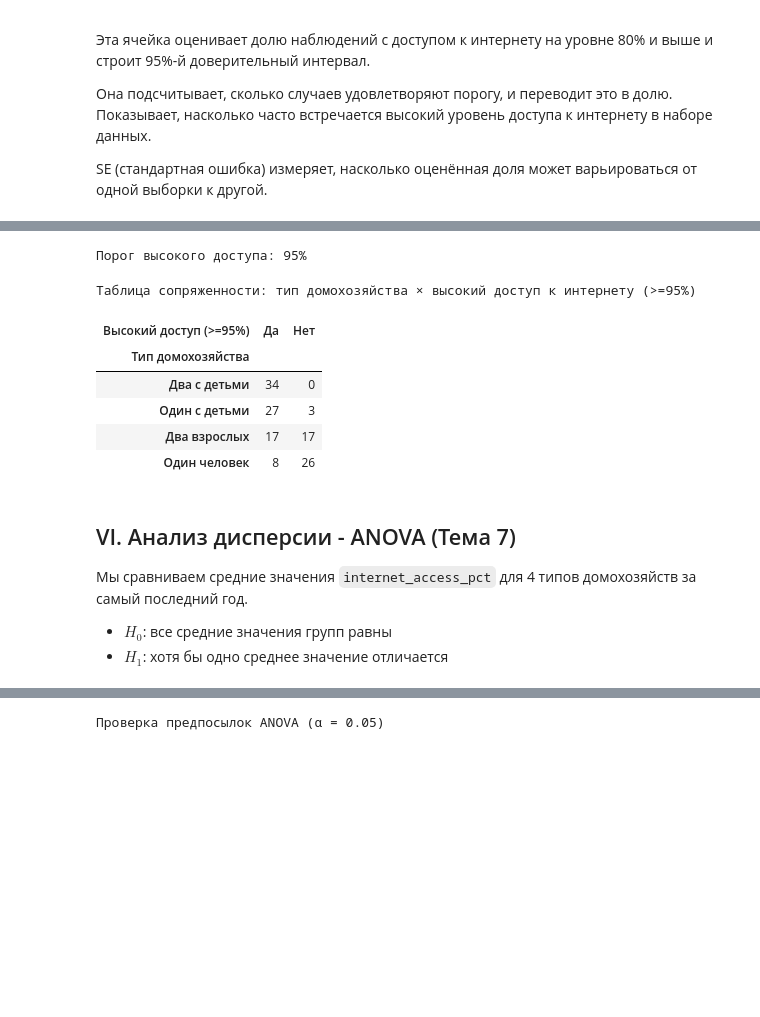
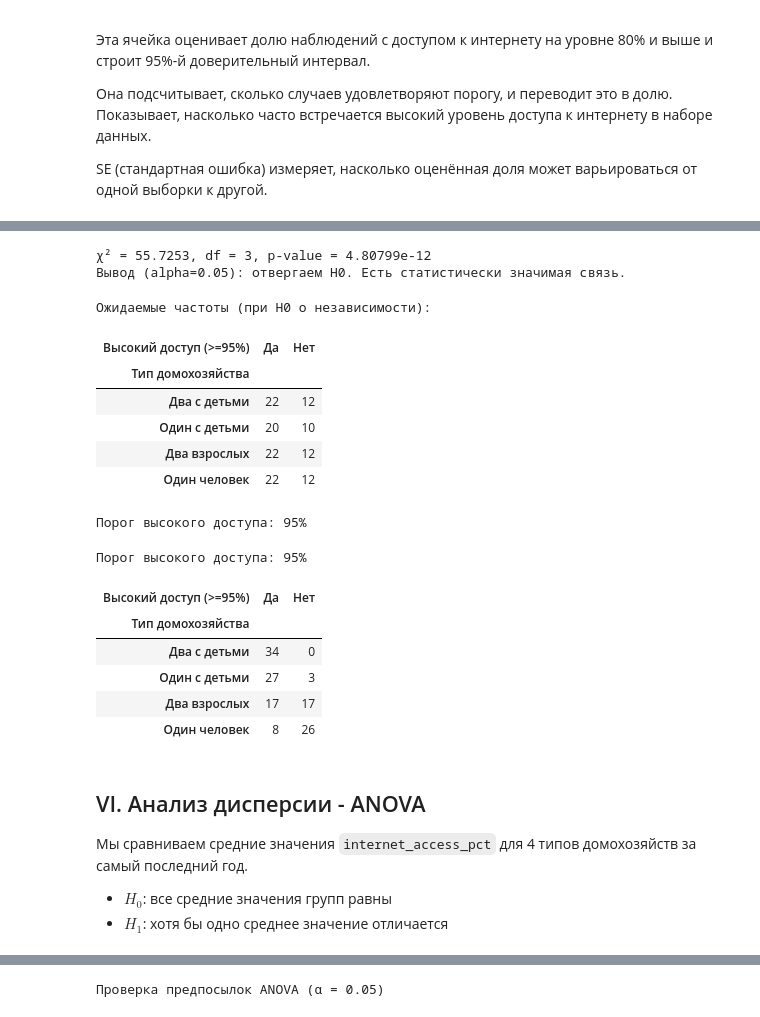
Before and after one commit to slendchat/MStAD, a Jupyter notebook: ind01.ipynb, the cells around one changed output, grey strips where cells are left out. Saved outputs shown, nothing was run; the diff lists cells and outputs as text; code cells hidden in the pictures; blank space fills up the shorter version.

```diff
--- a/ind01.ipynb
+++ b/ind01.ipynb
@@ -739,45 +915,85 @@ threshold_high = 95
 type_labels_ru = {
     "Single person": "Один человек",
     "Single person with dependent children": "Один с детьми",
     "Two adults": "Два взрослых",
     "Two adults with dependent children": "Два с детьми",
 }
 
 df_cat = df_latest.copy()
 df_cat = df_cat[df_cat["household_type"].isin(type_labels_ru.keys())].copy()  # без Total
 df_cat["Тип домохозяйства"] = df_cat["household_type"].map(type_labels_ru)
 df_cat["Высокий доступ (>=95%)"] = np.where(df_cat["internet_access_pct"] >= threshold_high, "Да", "Нет")
 
 contingency = pd.crosstab(df_cat["Тип домохозяйства"], df_cat["Высокий доступ (>=95%)"])
 contingency = contingency.reindex(columns=["Да", "Нет"], fill_value=0).sort_values("Да", ascending=False)
 
-print(f"Порог высокого доступа: {threshold_high}%")
+# Хи-квадрат тест независимости
+chi2_stat, p_value, dof, expected = stats.chi2_contingency(contingency)
+expected_df = pd.DataFrame(expected, index=contingency.index, columns=contingency.columns)
+
+print(f"χ² = {chi2_stat:.4f}, df = {dof}, p-value = {p_value:.6g}")
+if p_value < 0.05:
+    print("Вывод (alpha=0.05): отвергаем H0. Есть статистически значимая связь.")
+else:
+    print("Вывод (alpha=0.05): не отвергаем H0. Значимой связи не обнаружено.")
+
+# print("Ожидаемые частоты (при H0 о независимости):")
+# display(expected_df.round(2))
 display(
-    contingency.style
-    .background_gradient(cmap="Blues", axis=None)  # один приятный тон
+    expected_df.round(2).style
+    .background_gradient(cmap="Blues", axis=None)
     .format("{:.0f}")
     .set_properties(**{
         "text-align": "center",
         "border": "1px solid #e6edf5",
         "font-size": "13px"
     })
     .set_table_styles([
         {"selector": "th", "props": [("background-color", "#f4f8fc"), ("color", "#1f2d3d"), ("text-align", "center")]},
         {"selector": "caption", "props": [("caption-side", "top"), ("font-size", "14px"), ("font-weight", "bold"), ("color", "#ffffff")]},
     ])
-    .set_caption("Таблица сопряженности: тип домохозяйства × высокий доступ к интернету (>=95%)")
+    .set_caption("Ожидаемые частоты (при H0 о независимости):")
 )
+print(f"Порог высокого доступа: {threshold_high}%")
+try:
+    display(
+        contingency.style
+        .background_gradient(cmap="Blues", axis=None)
+        .format("{:.0f}")
+        .set_properties(**{
+            "text-align": "center",
+            "border": "1px solid #e6edf5",
+            "font-size": "13px"
+        })
+        .set_table_styles([
+            {"selector": "th", "props": [("background-color", "#f4f8fc"), ("color", "#1f2d3d"), ("text-align", "center")]},
+            {"selector": "caption", "props": [("caption-side", "top"), ("font-size", "14px"), ("font-weight", "bold"), ("color", "#ffffff")]},
+        ])
+        .set_caption(f"Порог высокого доступа: {threshold_high}%")
+    )
+except AttributeError:
+    print("Styler недоступен (нет jinja2). Показываю таблицу без оформления:")
+    display(contingency)
 # %% [output]
-Порог высокого доступа: 95%
+χ² = 55.7253, df = 3, p-value = 4.80799e-12
+Вывод (alpha=0.05): отвергаем H0. Есть статистически значимая связь.
-Таблица сопряженности: тип домохозяйства × высокий доступ к интернету (>=95%)
+Ожидаемые частоты (при H0 о независимости):
 | Высокий доступ (>=95%) | Да | Нет |
 | Тип домохозяйства |  |  |
-| Два с детьми | 34 | 0 |
-| Один с детьми | 27 | 3 |
-| Два взрослых | 17 | 17 |
-| Один человек | 8 | 26 |
+| Два с детьми | 22 | 12 |
+| Один с детьми | 20 | 10 |
+| Два взрослых | 22 | 12 |
+| Один человек | 22 | 12 |
+Порог высокого доступа: 95%
+Порог высокого доступа: 95%
+| Высокий доступ (>=95%) | Да | Нет |
+| Тип домохозяйства |  |  |
+| Два с детьми | 34 | 0 |
+| Один с детьми | 27 | 3 |
+| Два взрослых | 17 | 17 |
+| Один человек | 8 | 26 |
 # %% [markdown]
-## VI. Анализ дисперсии - ANOVA (Тема 7)
+## VI. Анализ дисперсии - ANOVA
 
 Мы сравниваем средние значения `internet_access_pct` для 4 типов домохозяйств за самый последний год.
 
```
Also changed, not shown: parts of 36 cells of this notebook, 1 other file.
